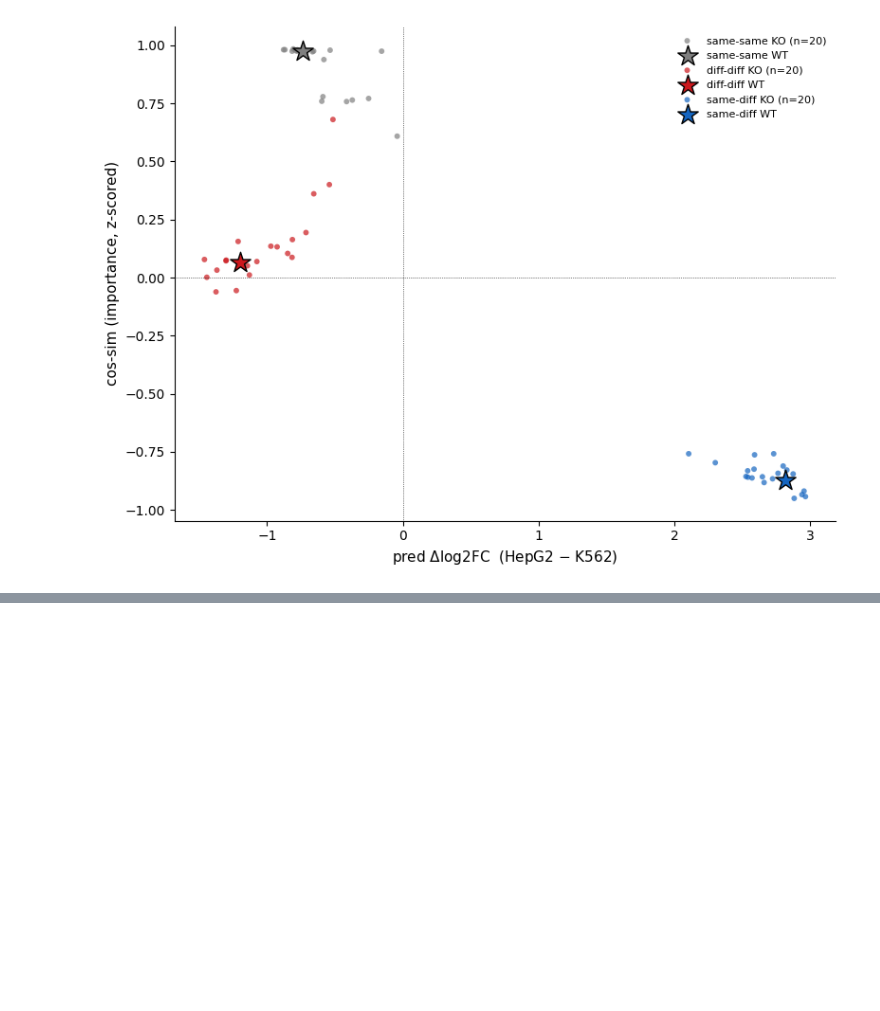
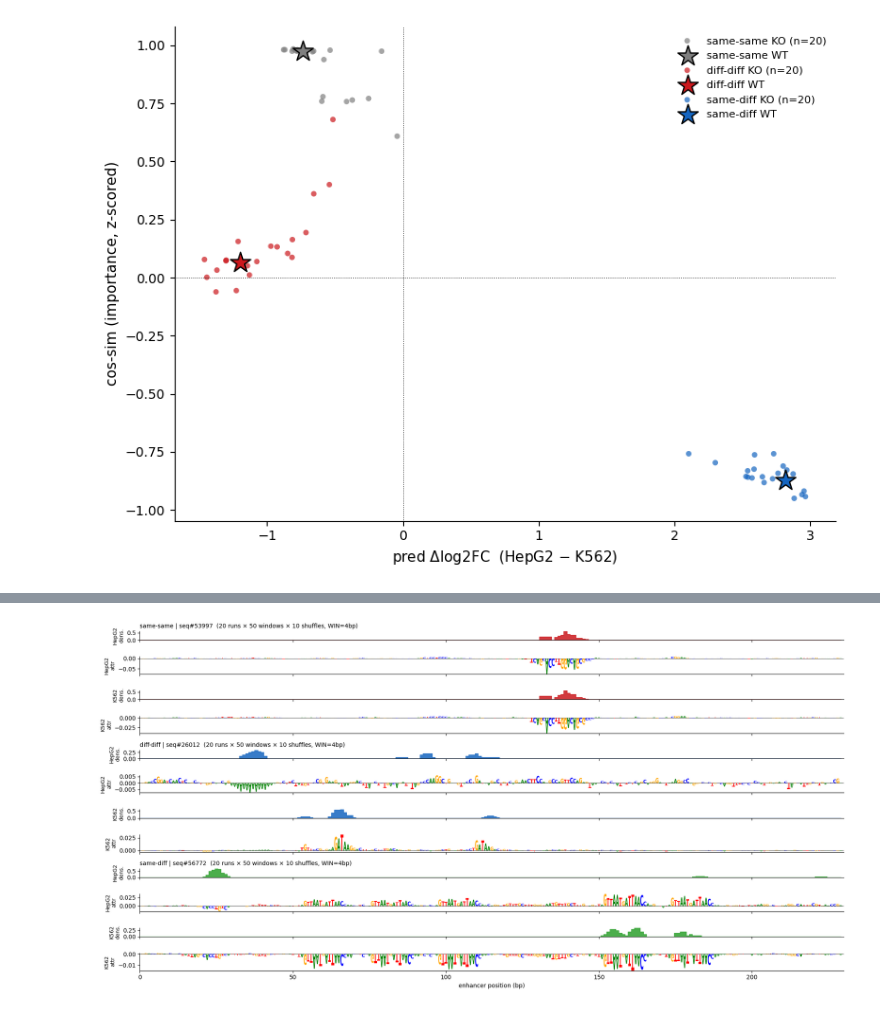
Before and after one commit to pabmantilla/Hippo_dependency_mpra, a Jupyter notebook: genomic_targets/scripts/2d_diff_call/scripts/k-cee_screen.ipynb, the cells around one changed output, grey strips where cells are left out. Saved outputs shown, nothing was run; the diff lists cells and outputs as text; code cells hidden in the pictures; blank space fills up the shorter version.

Commit message:
forward mut screen

```diff
--- a/genomic_targets/scripts/2d_diff_call/scripts/k-cee_screen.ipynb
+++ b/genomic_targets/scripts/2d_diff_call/scripts/k-cee_screen.ipynb
@@ -229,0 +352,98 @@ DeepLIFT/SHAP: HepG2...
+# %%
+import logomaker as lm
+
+# --- knobs ---
+N_RUNS = 20   # independent screen runs per seq
+N_TRY  = 50   # random windows tested per run 50*4 = 200/230
+N_REPS = 10   # dinuc-shuffle replicates per window (averaged before scoring)
+WIN    = 4    # KO window size (bp)
+# -------------
+
+# Necessity-style screen with selection, scored separately per cell type.
+# Per run, per cell type:
+#   - sample N_TRY random windows in the enhancer
+#   - for each window: dinuc-shuffle the WT N_REPS times, splice into WT
+#   - score = |mean Δpred|  (that cell type only)
+#   - winner = window with max score
+# Per-nucleotide density of inclusion = fraction of runs whose winning
+# window [s, s+WIN] covers each position.
+
+eigen_steering._load_heavy_deps()
+dinuc_shuf = eigen_steering.dinucleotide_shuffle
+ENH_LEN = eigen_steering.ENHANCER_LEN
+L       = em.X.shape[-1]
+rng     = np.random.default_rng(42)
+
+groups  = list(reps.items())
+CTS     = ['HepG2', 'K562']
+winners = {name: {ct: [] for ct in CTS} for name, _ in groups}
+
+for name, idx in groups:
+    wt = em.X[idx:idx+1].float()
+    wt_pred = em._predict_tensor(wt, models=models, batch_size=4)
+    wt_p = {ct: float(wt_pred[ct][0]) for ct in CTS}
+
+    for run_i in range(N_RUNS):
+        starts = rng.integers(0, ENH_LEN - WIN + 1, size=N_TRY)
+        chunks = []
+        for s in starts:
+            shuf = dinuc_shuf(wt, n=N_REPS,
+                              random_state=int(idx)*1_000_000
+                              + run_i*1000 + int(s))[0]                 # (N_REPS,4,L)
+            chim = wt.expand(N_REPS, -1, -1).clone()
+            chim[:, :, s:s+WIN] = shuf[:, :, s:s+WIN]
+            chunks.append(chim)
+        all_chim = torch.cat(chunks, dim=0)                             # (N_TRY*N_REPS,4,L)
+        p = em._predict_tensor(all_chim, models=models, batch_size=128)
+        for ct in CTS:
+            pm = p[ct].reshape(N_TRY, N_REPS).mean(axis=1)
+            impact = np.abs(pm - wt_p[ct])
+            winners[name][ct].append(int(starts[int(impact.argmax())]))
+    for ct in CTS:
+        winners[name][ct] = np.array(winners[name][ct])
+        print(f'{name} {ct}: winners = {winners[name][ct].tolist()}')
+
+def coverage_density(starts_arr, win, length):
+    """Fraction of runs whose winning [s, s+win] covers each position."""
+    cov = np.zeros(length, dtype=float)
+    for s in starts_arr:
+        cov[s:s+win] += 1.0
+    return cov / max(len(starts_arr), 1)
+
+# --- plot: per seq -> [HepG2 dens, HepG2 logo, K562 dens, K562 logo] ---
+group_color = {'same-same': '#cb181d', 'diff-diff': '#1565C0', 'same-diff': '#2ca02c'}
+n_seqs   = len(groups)
+ROWS_PER = 4
+xs = np.arange(ENH_LEN)
+
+fig, axes = plt.subplots(ROWS_PER * n_seqs, 1,
+                         figsize=(18, 1.5 * ROWS_PER * n_seqs / 2),
+                         sharex=True,
+                         gridspec_kw={'height_ratios': [1, 2, 1, 2] * n_seqs})
+
+for gi, (name, idx) in enumerate(groups):
+    base = gi * ROWS_PER
+    col  = group_color[name]
+    for ci, ct in enumerate(CTS):
+        ax_d = axes[base + 2*ci]
+        ax_l = axes[base + 2*ci + 1]
+
+        d = coverage_density(winners[name][ct], WIN, ENH_LEN)
+        ax_d.fill_between(xs, d, 0, color=col, alpha=0.85, step='mid')
+        ax_d.set_ylim(0, max(d.max(), 1e-6))
+        ax_d.set_ylabel(f'{ct}\ndens.', fontsize=9)
+        if ci == 0:
+            ax_d.set_title(f'{name} | seq#{idx}  '
+                           f'({N_RUNS} runs × {N_TRY} windows × {N_REPS} shuffles, WIN={WIN}bp)',
+                           fontsize=10, loc='left')
+        for sp in ('top', 'right'): ax_d.spines[sp].set_visible(False)
+
+        att = em.attr[ct][idx, :, :ENH_LEN].T
+        lm.Logo(pd.DataFrame(att, columns=list('ACGT')), ax=ax_l)
+        ax_l.set_ylabel(f'{ct}\nattr', fontsize=9)
+        for sp in ('top', 'right'): ax_l.spines[sp].set_visible(False)
+
+axes[-1].set_xlabel('enhancer position (bp)')
+axes[-1].set_xlim(0, ENH_LEN)
+plt.tight_layout(); plt.show()
+# %% [output]
@@ -229,0 +456 @@ DeepLIFT/SHAP: HepG2...
+[figure, added]
```
Also changed, not shown: parts of 2 cells of this notebook.
